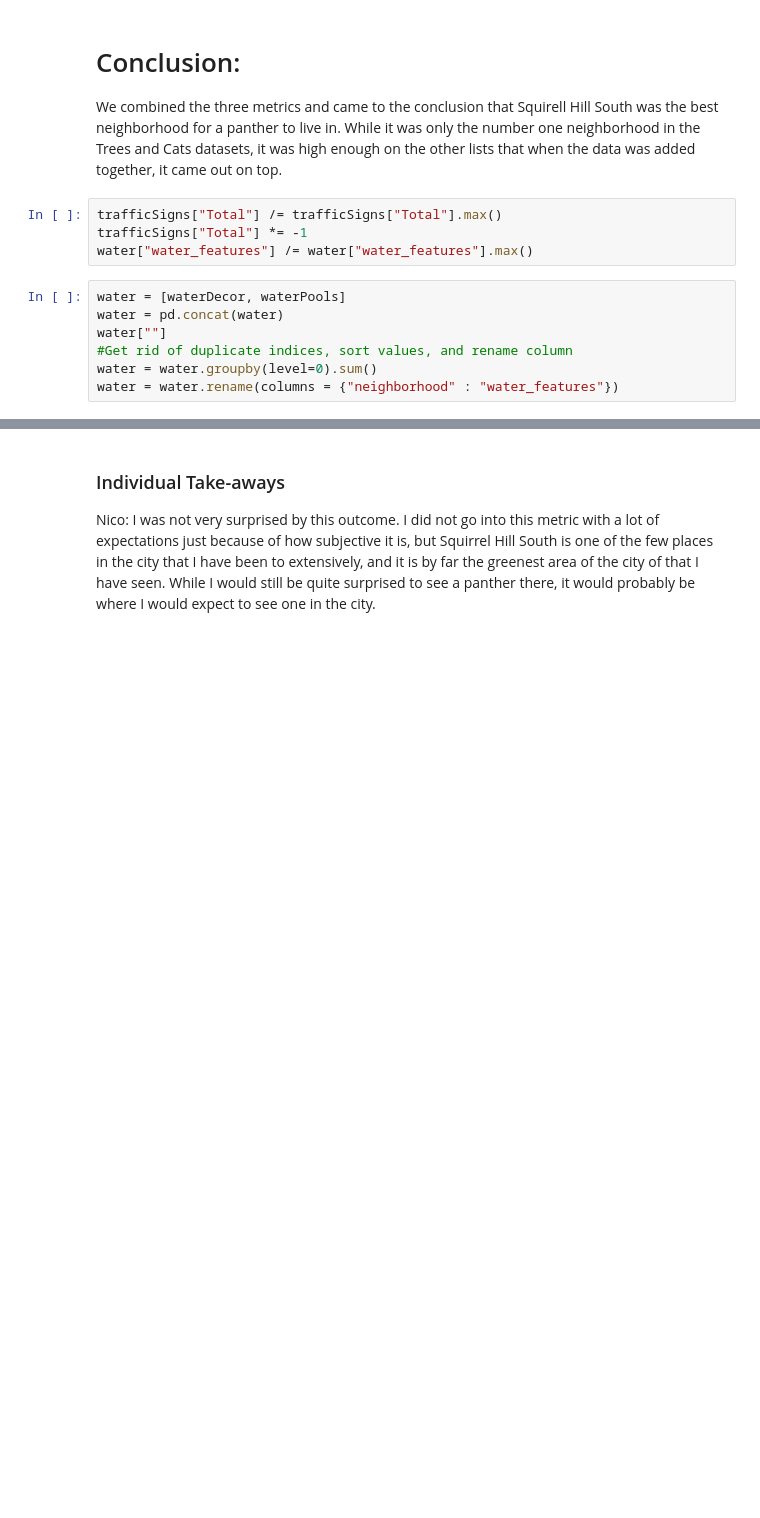
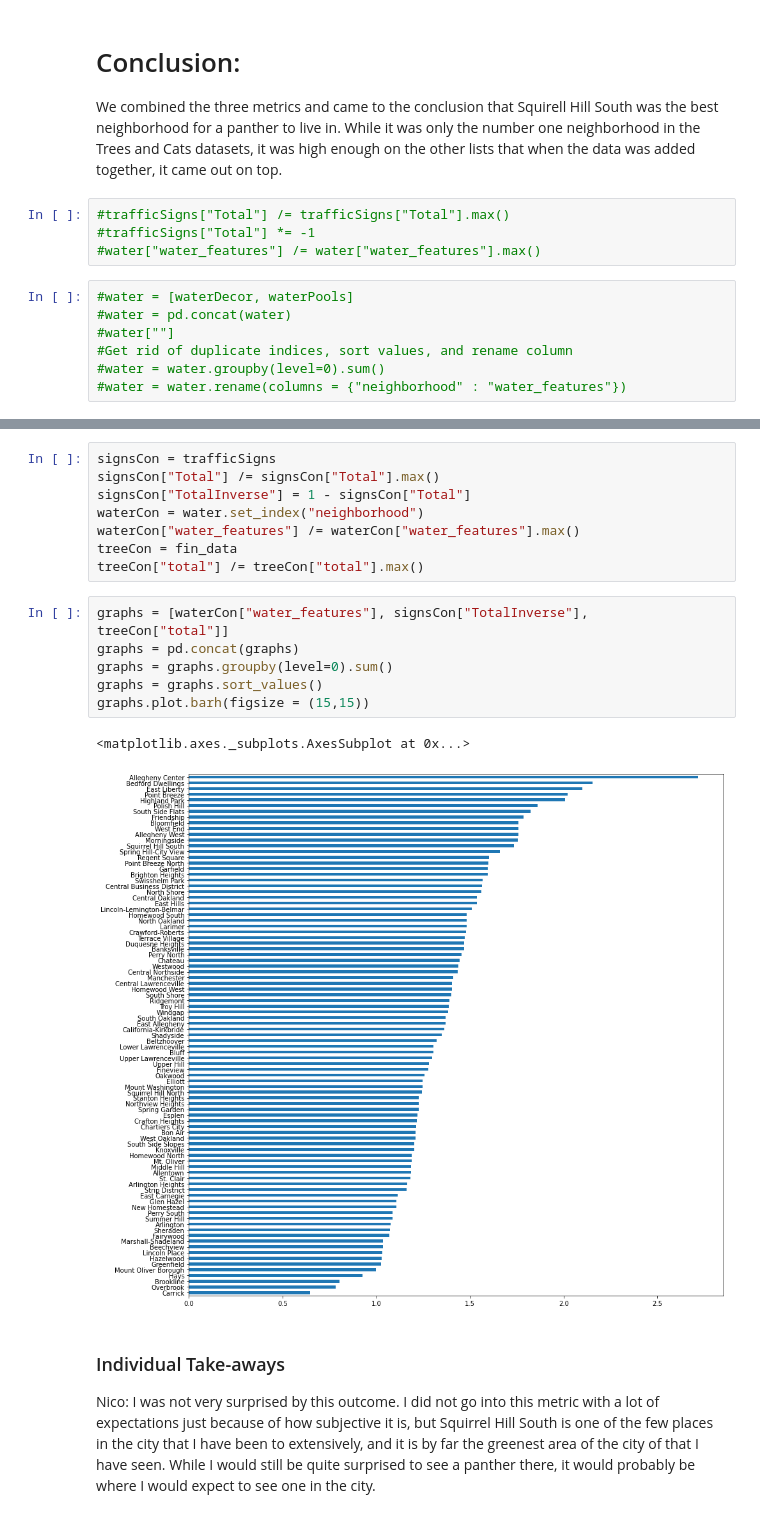
Before and after one commit to pjp401/CMPINF0010-Final-Project, a Jupyter notebook: FinalProject.ipynb, the cells around one changed output, grey strips where cells are left out. Drawn from its saved outputs; the diff is of its cells as text; blank space fills up the shorter version.

```diff
--- a/FinalProject.ipynb
+++ b/FinalProject.ipynb
@@ -557,14 +557,14 @@ And we have found our overacheiver. I mean just look at that long bar. I'm sure
 # Conclusion:
 We combined the three metrics and came to the conclusion that Squirell Hill South was the best neighborhood for a panther to live in. While it was only the number one neighborhood in the Trees and Cats datasets, it was high enough on the other lists that when the data was added together, it came out on top.
 # %%
-trafficSigns["Total"] /= trafficSigns["Total"].max()
-trafficSigns["Total"] *= -1
-water["water_features"] /= water["water_features"].max()
+#trafficSigns["Total"] /= trafficSigns["Total"].max()
+#trafficSigns["Total"] *= -1
+#water["water_features"] /= water["water_features"].max()
 # %%
-water = [waterDecor, waterPools]
-water = pd.concat(water)
-water[""]
+#water = [waterDecor, waterPools]
+#water = pd.concat(water)
+#water[""]
 #Get rid of duplicate indices, sort values, and rename column
-water = water.groupby(level=0).sum()
-water = water.rename(columns = {"neighborhood" : "water_features"})
+#water = water.groupby(level=0).sum()
+#water = water.rename(columns = {"neighborhood" : "water_features"})
 # %%
@@ -580,3 +576,20 @@ graphs.plot.barh(figsize = (15,15))
+# %%
+signsCon = trafficSigns
+signsCon["Total"] /= signsCon["Total"].max()
+signsCon["TotalInverse"] = 1 - signsCon["Total"]
+waterCon = water.set_index("neighborhood")
+waterCon["water_features"] /= waterCon["water_features"].max()
+treeCon = fin_data
+treeCon["total"] /= treeCon["total"].max()
+# %%
+graphs = [waterCon["water_features"], signsCon["TotalInverse"], treeCon["total"]]
+graphs = pd.concat(graphs)
+graphs = graphs.groupby(level=0).sum()
+graphs = graphs.sort_values()
+graphs.plot.barh(figsize = (15,15))
+# %% [output]
+<matplotlib.axes._subplots.AxesSubplot at 0x...>
+[figure, added]
 # %% [markdown]
 ### Individual Take-aways
 
```
Also changed, not shown: parts of 2 cells of this notebook.
